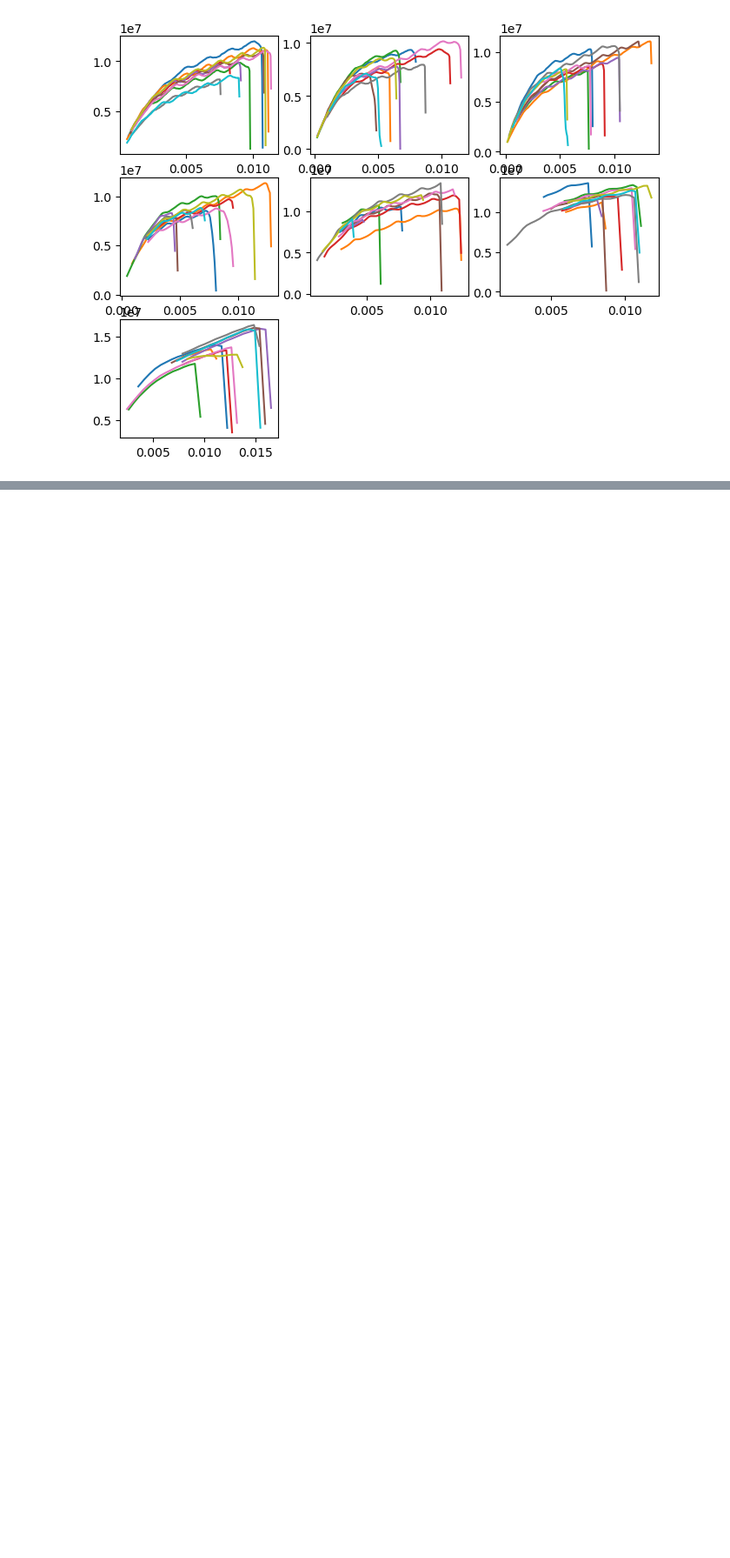
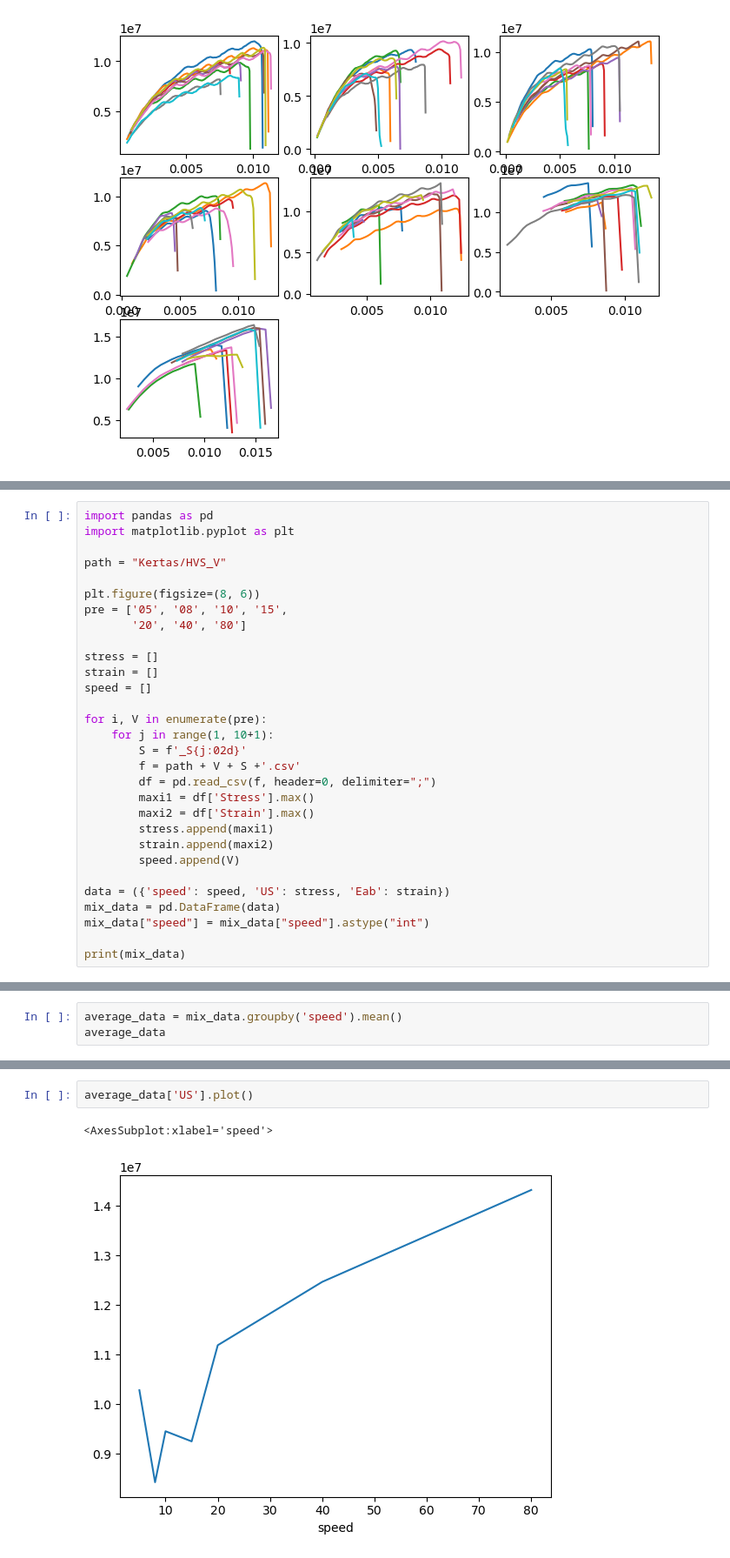
Before and after one commit to dudung/datasets, a Jupyter notebook: data/HVS/view_stress_strain.ipynb, the cells around one changed output, grey strips where cells are left out. Shown: that part at 87% size. Drawn from its saved outputs; the diff is of its cells as text; blank space fills up the shorter version.

```diff
--- a/data/HVS/view_stress_strain.ipynb
+++ b/data/HVS/view_stress_strain.ipynb
@@ -20,0 +232,30 @@ plt.show()
+# %%
+import pandas as pd
+import matplotlib.pyplot as plt
+
+path = "Kertas/HVS_V"
+
+plt.figure(figsize=(8, 6))
+pre = ['05', '08', '10', '15',
+       '20', '40', '80']
+
+stress = []
+strain = []
+speed = []
+
+for i, V in enumerate(pre):
+    for j in range(1, 10+1):
+        S = f'_S{j:02d}'
+        f = path + V + S +'.csv'
+        df = pd.read_csv(f, header=0, delimiter=";")
+        maxi1 = df['Stress'].max()
+        maxi2 = df['Strain'].max()
+        stress.append(maxi1)
+        strain.append(maxi2)
+        speed.append(V)
+
+data = ({'speed': speed, 'US': stress, 'Eab': strain})
+mix_data = pd.DataFrame(data)
+mix_data["speed"] = mix_data["speed"].astype("int")
+
+print(mix_data)
@@ -20,0 +278,3 @@ plt.show()
+# %%
+average_data = mix_data.groupby('speed').mean()
+average_data
@@ -20,0 +291,5 @@ plt.show()
+# %%
+average_data['US'].plot()
+# %% [output]
+<AxesSubplot:xlabel='speed'>
+[figure, added]
```
Also changed, not shown: parts of 26 cells of this notebook.
